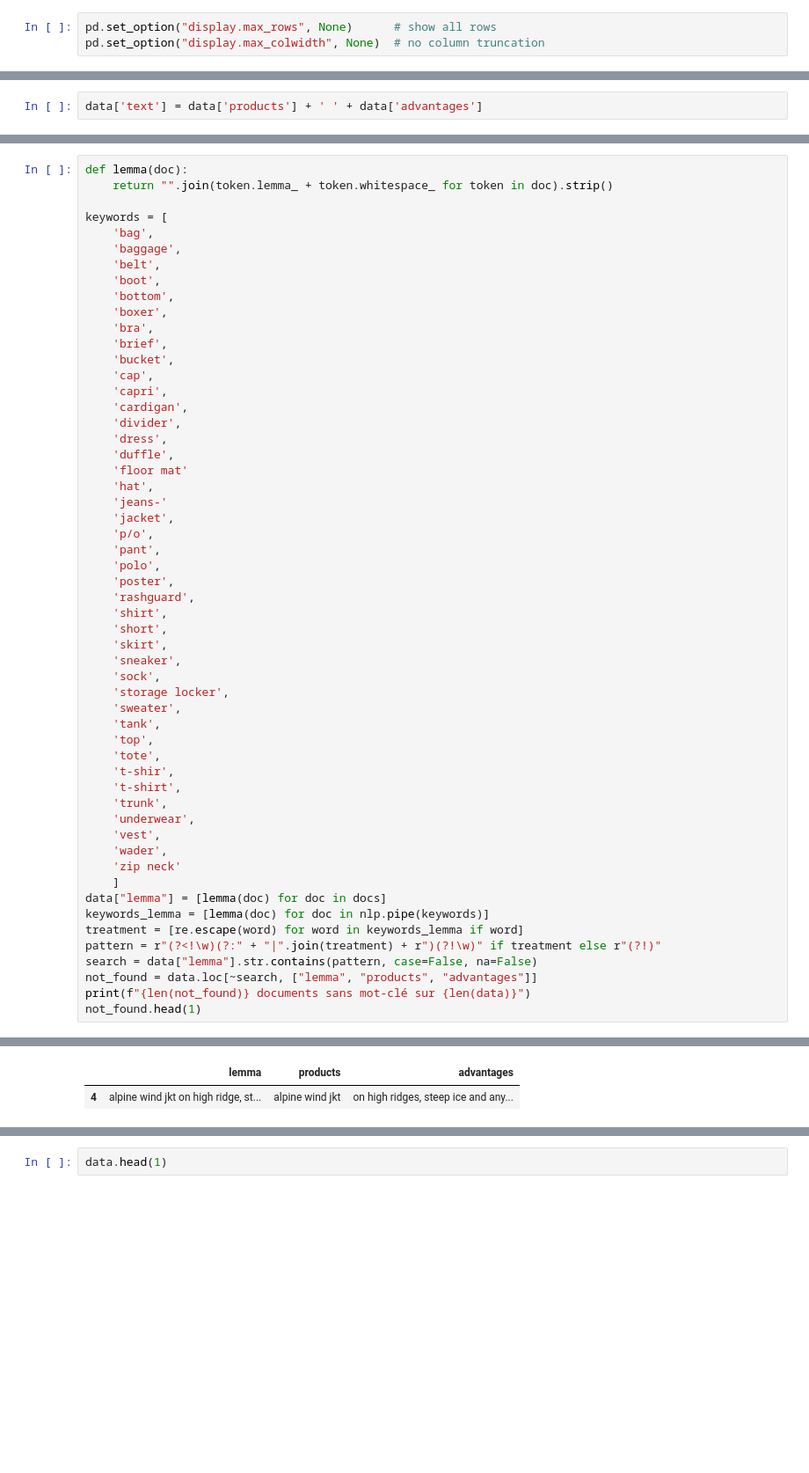
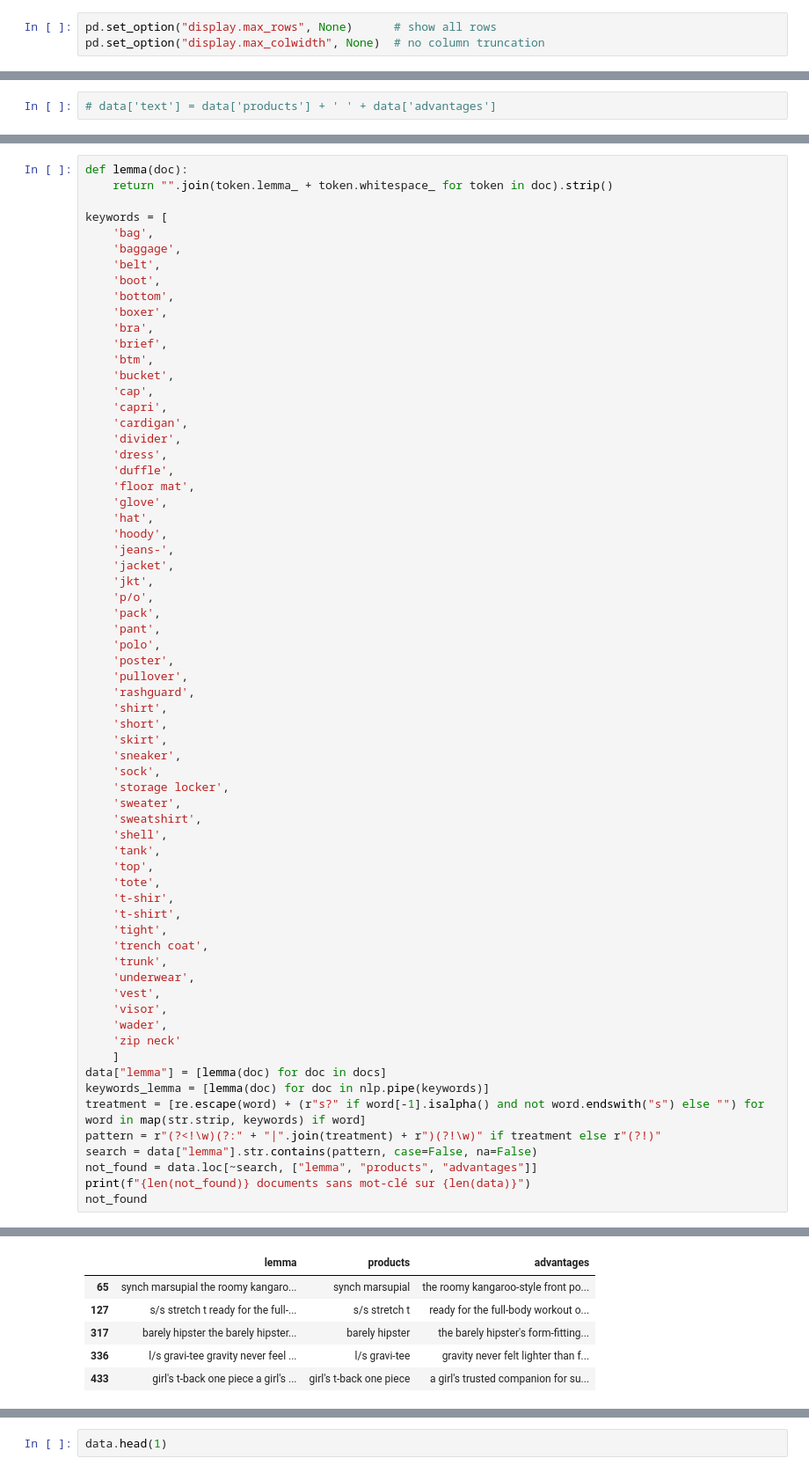
Before and after one commit to LN-Nb/north_face, a Jupyter notebook: Helene/03-North-Face_products_wordcloud.ipynb, the cells around one changed output, grey strips where cells are left out. Shown at 88% size. Saved outputs shown, nothing was run; the diff lists cells and outputs as text; blank space fills up the shorter version.

```diff
--- a/Helene/03-North-Face_products_wordcloud.ipynb
+++ b/Helene/03-North-Face_products_wordcloud.ipynb
@@ -353,7 +353,7 @@ data.head(1)
 |  | id | products | advantages | description_text | details | fabric | weight | country | text |
 | 0 | 1 | active classic boxers | there's a reason why our boxers a... | active classic boxers - there s a... | silky capilene 1 fabric is ultral... | 3.7-oz 100% all-recycled polyeste... | 99 g 3.5 oz | mexico | active classic boxers there's a r... |
 # %%
-data['text'] = data['products'] + ' ' + data['advantages']
+# data['text'] = data['products'] + ' ' + data['advantages']
 # %%
 data.head(1)
 # %% [output]
@@ -414,6 +414,7 @@ keywords = [
     'boxer',
     'bra',
     'brief',
+    'btm',
     'bucket',
     'cap',
     'capri',
@@ -421,14 +422,19 @@ keywords = [
     'divider',
     'dress',
     'duffle',
-    'floor mat'
+    'floor mat',
+    'glove',
     'hat',
-    'jeans-'
+    'hoody',
+    'jeans-',
     'jacket',
+    'jkt',
     'p/o',
+    'pack',
     'pant',
     'polo',
     'poster',
+    'pullover',
     'rashguard',
     'shirt',
     'short',
@@ -437,23 +443,28 @@ keywords = [
     'sock',
     'storage locker',
     'sweater',
+    'sweatshirt',
+    'shell',
     'tank',
     'top',
     'tote',
     't-shir',
     't-shirt',
+    'tight',
+    'trench coat',
     'trunk',
     'underwear',
     'vest',
+    'visor',
     'wader',
     'zip neck'
     ]
 data["lemma"] = [lemma(doc) for doc in docs]
 keywords_lemma = [lemma(doc) for doc in nlp.pipe(keywords)]
-treatment = [re.escape(word) for word in keywords_lemma if word]
+treatment = [re.escape(word) + (r"s?" if word[-1].isalpha() and not word.endswith("s") else "") for word in map(str.strip, keywords) if word]
 pattern = r"(?<!\w)(?:" + "|".join(treatment) + r")(?!\w)" if treatment else r"(?!)"
 search = data["lemma"].str.contains(pattern, case=False, na=False)
 not_found = data.loc[~search, ["lemma", "products", "advantages"]]
 print(f"{len(not_found)} documents sans mot-clé sur {len(data)}")
-not_found.head(1)
+not_found
 # %% [output]
@@ -461,5 +472,9 @@ not_found.head(1)
 |  | lemma | products | advantages |
-| 4 | alpine wind jkt on high ridge, st... | alpine wind jkt | on high ridges, steep ice and any... |
+| 65 | synch marsupial the roomy kangaro... | synch marsupial | the roomy kangaroo-style front po... |
+| 127 | s/s stretch t ready for the full-... | s/s stretch t | ready for the full-body workout o... |
+| 317 | barely hipster the barely hipster... | barely hipster | the barely hipster's form-fitting... |
+| 336 | l/s gravi-tee gravity never feel ... | l/s gravi-tee | gravity never felt lighter than f... |
+| 433 | girl's t-back one piece a girl's ... | girl's t-back one piece | a girl's trusted companion for su... |
 # %%
 line = data["products"].eq("alpine wind jacket")
 print("Lemme de jkt :", repr(lemma(nlp("jacket"))))
```
Also changed, not shown: parts of 5 cells of this notebook.
